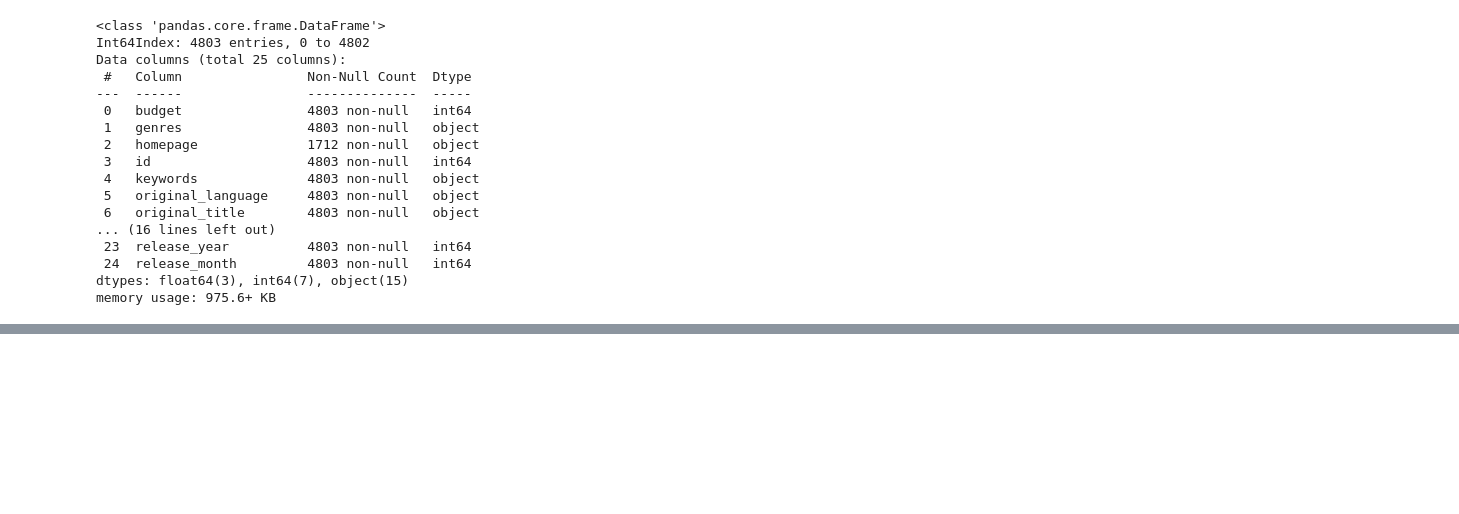
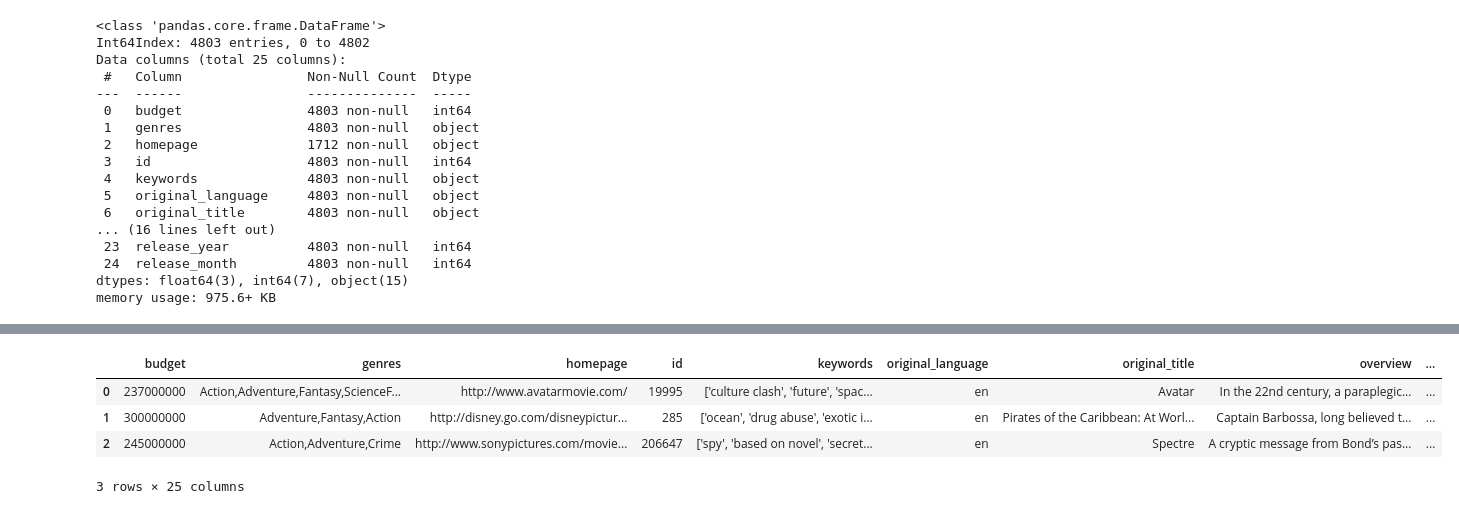
Before and after one commit to longxiangfu/python_learn, a Jupyter notebook: python/data_resolver/film/film_data_resolver.ipynb, the cells around one changed output, grey strips where cells are left out. Drawn from its saved outputs; the diff is of its cells as text; code cells hidden in the pictures; blank space fills up the shorter version.

```diff
--- a/python/data_resolver/film/film_data_resolver.ipynb
+++ b/python/data_resolver/film/film_data_resolver.ipynb
@@ -232,0 +247,8 @@ memory usage: 975.6+ KB
+# %%
+all_df.head(3)
+# %% [output]
+|  | budget | genres | homepage | id | keywords | original_language | original_title | overview | ... |
+| 0 | 237000000 | Action,Adventure,Fantasy,ScienceF... | http://www.avatarmovie.com/ | 19995 | ['culture clash', 'future', 'spac... | en | Avatar | In the 22nd century, a paraplegic... | ... |
+| 1 | 300000000 | Adventure,Fantasy,Action | http://disney.go.com/disneypictur... | 285 | ['ocean', 'drug abuse', 'exotic i... | en | Pirates of the Caribbean: At Worl... | Captain Barbossa, long believed t... | ... |
+| 2 | 245000000 | Action,Adventure,Crime | http://www.sonypictures.com/movie... | 206647 | ['spy', 'based on novel', 'secret... | en | Spectre | A cryptic message from Bond’s pas... | ... |
+3 rows × 25 columns
```
Also changed, not shown: parts of 9 cells of this notebook.
